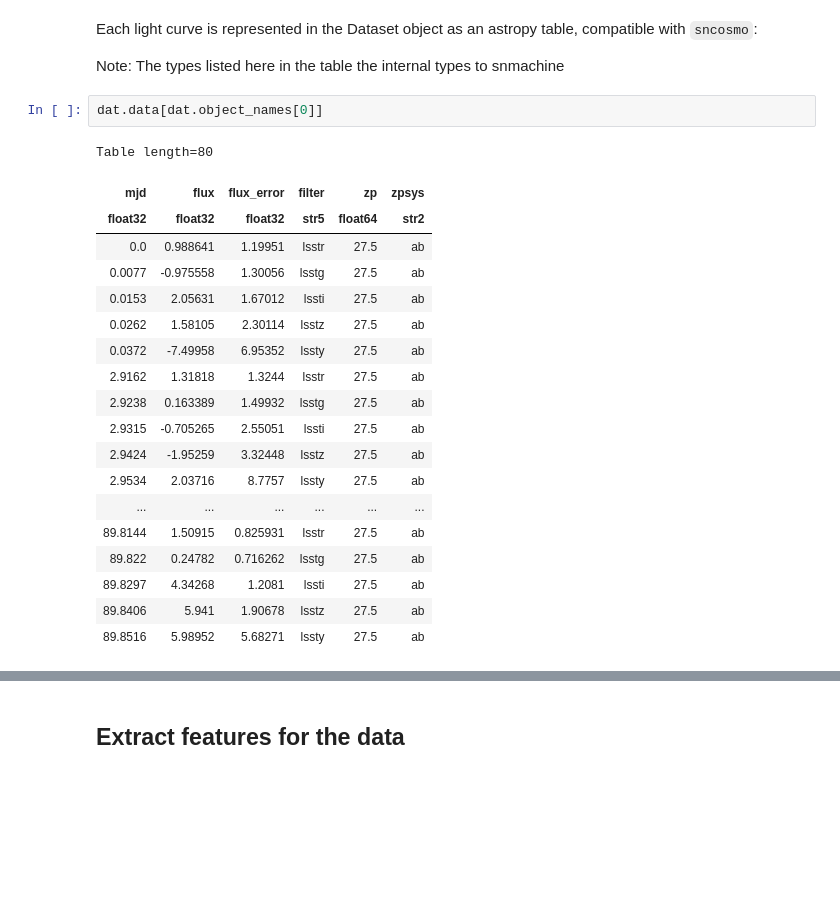
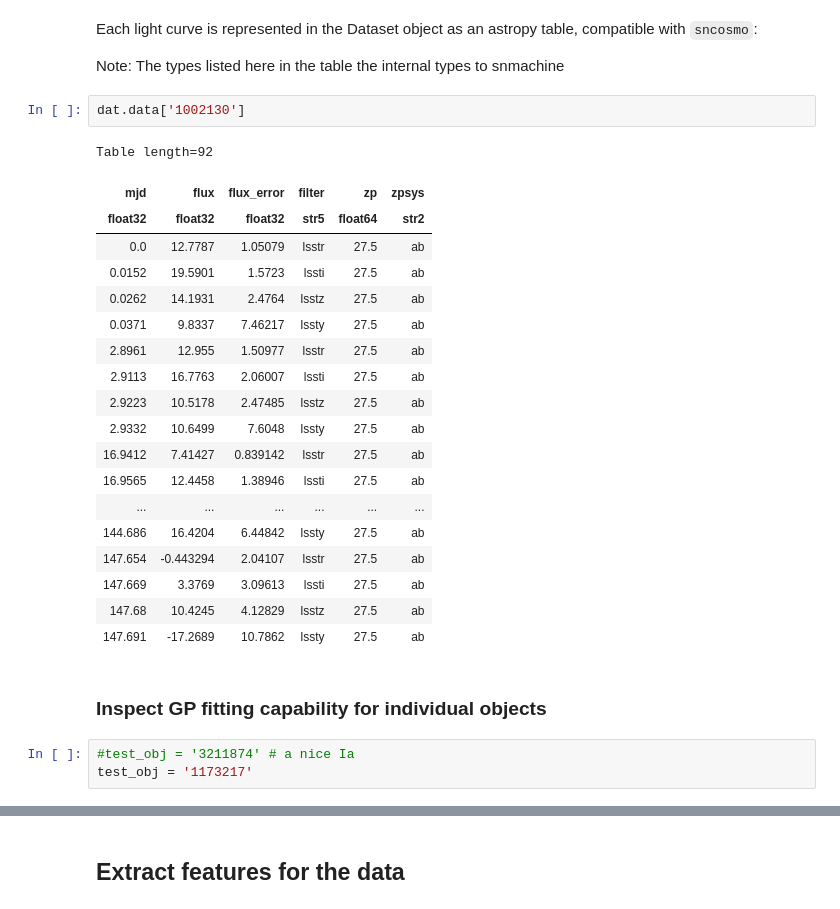
Before and after one commit to LSSTDESC/snmachine, a Jupyter notebook: examples/example_cadence.ipynb, the cells around one changed output, grey strips where cells are left out. Cells and saved outputs as stored; diff of their text form; blank space fills up the shorter version.

```diff
--- a/examples/example_cadence.ipynb
+++ b/examples/example_cadence.ipynb
@@ -135,24 +124,29 @@ Each light curve is represented in the Dataset object as an astropy table, compa
 
 Note: The types listed here in the table the internal types to snmachine
 # %%
-dat.data[dat.object_names[0]]
+dat.data['1002130']
 # %% [output]
-Table length=80
+Table length=92
 | mjd | flux | flux_error | filter | zp | zpsys |
 | float32 | float32 | float32 | str5 | float64 | str2 |
-| 0.0 | 0.988641 | 1.19951 | lsstr | 27.5 | ab |
-| 0.0077 | -0.975558 | 1.30056 | lsstg | 27.5 | ab |
-| 0.0153 | 2.05631 | 1.67012 | lssti | 27.5 | ab |
-| 0.0262 | 1.58105 | 2.30114 | lsstz | 27.5 | ab |
-| 0.0372 | -7.49958 | 6.95352 | lssty | 27.5 | ab |
-| 2.9162 | 1.31818 | 1.3244 | lsstr | 27.5 | ab |
-| 2.9238 | 0.163389 | 1.49932 | lsstg | 27.5 | ab |
-| 2.9315 | -0.705265 | 2.55051 | lssti | 27.5 | ab |
-| 2.9424 | -1.95259 | 3.32448 | lsstz | 27.5 | ab |
-| 2.9534 | 2.03716 | 8.7757 | lssty | 27.5 | ab |
+| 0.0 | 12.7787 | 1.05079 | lsstr | 27.5 | ab |
+| 0.0152 | 19.5901 | 1.5723 | lssti | 27.5 | ab |
+| 0.0262 | 14.1931 | 2.4764 | lsstz | 27.5 | ab |
+| 0.0371 | 9.8337 | 7.46217 | lssty | 27.5 | ab |
+| 2.8961 | 12.955 | 1.50977 | lsstr | 27.5 | ab |
+| 2.9113 | 16.7763 | 2.06007 | lssti | 27.5 | ab |
+| 2.9223 | 10.5178 | 2.47485 | lsstz | 27.5 | ab |
+| 2.9332 | 10.6499 | 7.6048 | lssty | 27.5 | ab |
+| 16.9412 | 7.41427 | 0.839142 | lsstr | 27.5 | ab |
+| 16.9565 | 12.4458 | 1.38946 | lssti | 27.5 | ab |
 | ... | ... | ... | ... | ... | ... |
-| 89.8144 | 1.50915 | 0.825931 | lsstr | 27.5 | ab |
-| 89.822 | 0.24782 | 0.716262 | lsstg | 27.5 | ab |
-| 89.8297 | 4.34268 | 1.2081 | lssti | 27.5 | ab |
-| 89.8406 | 5.941 | 1.90678 | lsstz | 27.5 | ab |
-| 89.8516 | 5.98952 | 5.68271 | lssty | 27.5 | ab |
+| 144.686 | 16.4204 | 6.44842 | lssty | 27.5 | ab |
+| 147.654 | -0.443294 | 2.04107 | lsstr | 27.5 | ab |
+| 147.669 | 3.3769 | 3.09613 | lssti | 27.5 | ab |
+| 147.68 | 10.4245 | 4.12829 | lsstz | 27.5 | ab |
+| 147.691 | -17.2689 | 10.7862 | lssty | 27.5 | ab |
+# %% [markdown]
+### Inspect GP fitting capability for individual objects
+# %%
+#test_obj = '3211874' # a nice Ia
+test_obj = '1173217'
```
Also changed, not shown: parts of 19 cells of this notebook.
